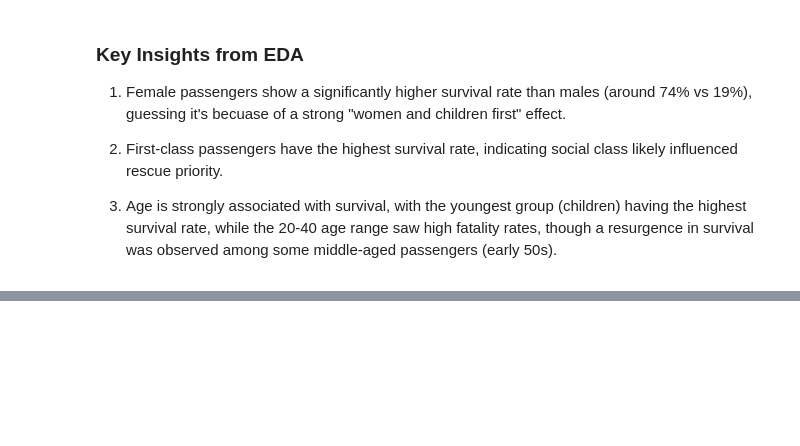
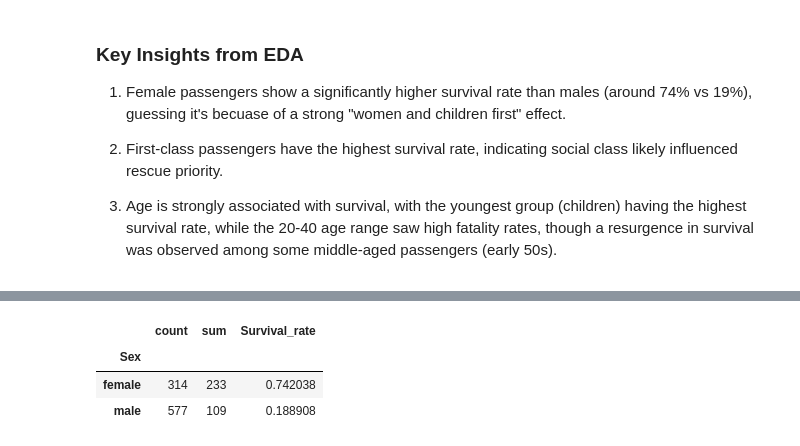
Before and after one commit to ByungkyuKang/ML_Portfolio, a Jupyter notebook: Machine_Learning_Projects/Titanic-Survival-Prediction/notebooks/titanic_preprocessing(data_from_kaggle).ipynb, the cells around one changed output, grey strips where cells are left out. Saved outputs shown, nothing was run; the diff lists cells and outputs as text; code cells hidden in the pictures; blank space fills up the shorter version.

```diff
--- a/Machine_Learning_Projects/Titanic-Survival-Prediction/notebooks/titanic_preprocessing(data_from_kaggle).ipynb
+++ b/Machine_Learning_Projects/Titanic-Survival-Prediction/notebooks/titanic_preprocessing(data_from_kaggle).ipynb
@@ -178,0 +189,10 @@ plt.legend(title='Survived', labels=['Survived', 'Died'], loc='upper right')
+# %%
+# Survivers based on gender
+sex_table = df2.groupby('Sex')['Survived'].agg(['count','sum'])
+sex_table['Survival_rate'] = sex_table['sum'] / sex_table['count']
+sex_table
+# %% [output]
+|  | count | sum | Survival_rate |
+| Sex |  |  |  |
+| female | 314 | 233 | 0.742038 |
+| male | 577 | 109 | 0.188908 |
```
Also changed, not shown: parts of 7 cells of this notebook, 3 other files.
